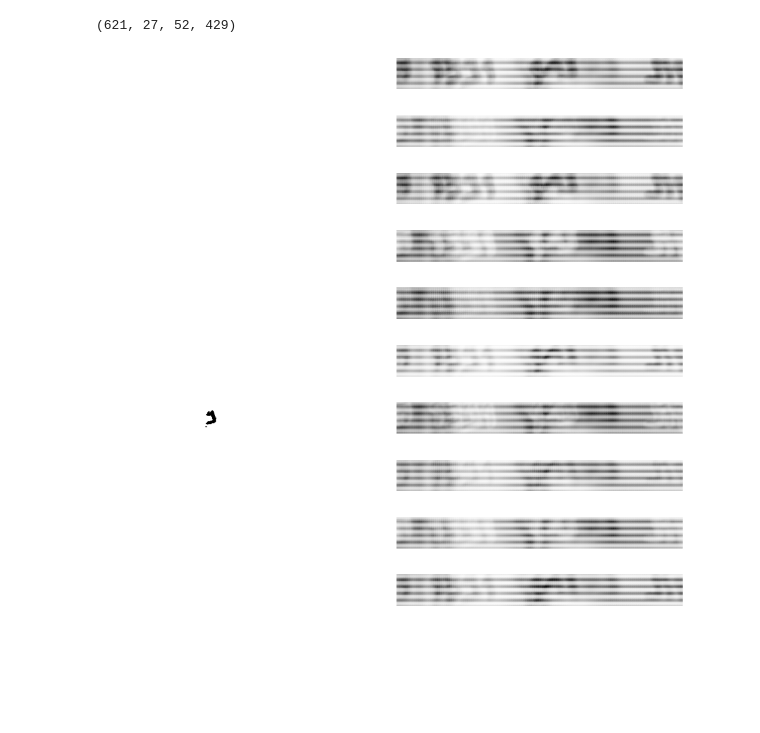
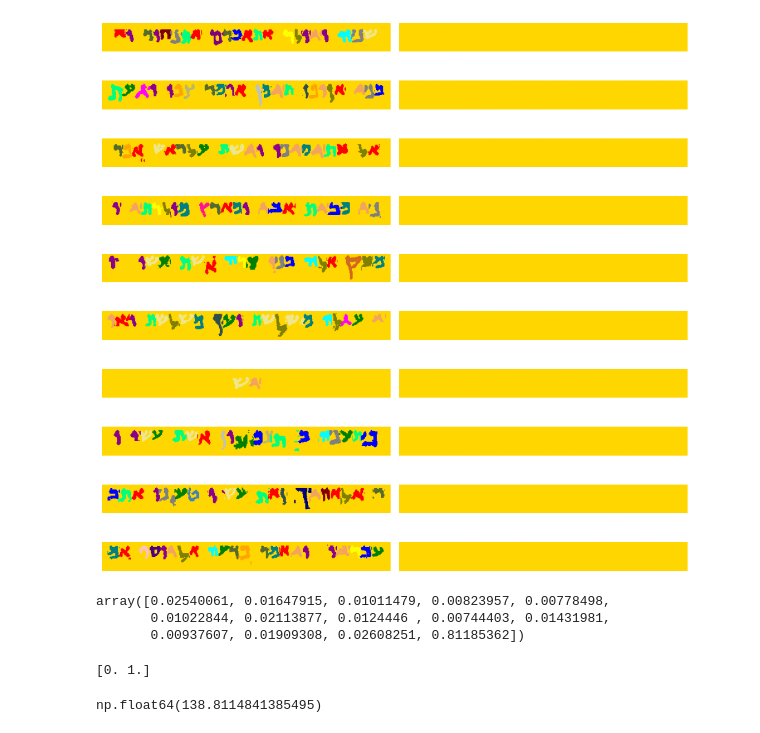
Before and after one commit to DeLnlyMthrLvr/DeadSeaScrolls, a Jupyter notebook: segmentation/eval.ipynb, the cells around one changed output. Drawn from its saved outputs; the diff is of its cells as text; code cells hidden in the pictures; blank space fills up the shorter version.

```diff
--- a/segmentation/eval.ipynb
+++ b/segmentation/eval.ipynb
@@ -10,7 +10,7 @@ import sys
 from train import SegmentationDataset
 sys.path.append("..")
 
-run_name = "20250509_182912_unetseg"
+run_name = "20250510_112946_CCE_pls"
 experiment_folder = Path("./runs") / run_name
 model = UNet.load(experiment_folder)
 model = model.to("cuda")
@@ -59,20 +91,18 @@ def inference(scrolls, segs= None, lines = None):
         lines = np.empty((scrolls.shape[0], 0))
 
     data = SegmentationDataset(scrolls, segs, lines)
-    criterion = nn.BCELoss()
+    criterion = nn.CrossEntropyLoss()
     hats = []
     model.eval()
     test_loss = []
     with torch.no_grad():
-        for batch_scrolls, batch_lines in DataLoader(data, batch_size=8):
-            batch_scrolls, batch_lines = batch_scrolls.to("cuda"), batch_lines.to("cuda")
-            lines_hat = model(batch_scrolls)
-            out = F.sigmoid(lines_hat)
-            hats.append(out.cpu().numpy())
+        for batch_scrolls, batch_seg_classes in DataLoader(data, batch_size=8):
+            batch_scrolls, batch_seg_classes = batch_scrolls.to("cuda"), batch_seg_classes.to("cuda")
+            hat = model(batch_scrolls)
+            hats.append(F.softmax(hat, dim=1).cpu().numpy())
 
             if track_loss:
-                loss = criterion(out, batch_lines)
-                print(loss.item())
+                loss = criterion(hat, batch_seg_classes)
                 test_loss.append(loss.item())
 
 
@@ -82,7 +112,6 @@ def inference(scrolls, segs= None, lines = None):
     else:
         hats
 
-
-hats, loss = inference(scrolls, segs, lines)
+hats, loss = inference(val_scrolls, val_seg, val_lines)
 loss
 # %% [output]
@@ -102,31 +119,52 @@ np.float64(0.02647256028528015)
-# %%
-hats.shape
-# %% [output]
-(621, 27, 52, 429)
 # %%
 from matplotlib import pyplot as plt
+import matplotlib.colors as mcolors
 
-data = SegmentationDataset(scrolls, segs, lines)
+data = SegmentationDataset(val_scrolls, val_seg, val_lines)
+b_indices = np.random.choice(len(data), size=10, replace=False)
 
-fig, ax = plt.subplots(10, 2, figsize=(10, 10))
+fig, ax = plt.subplots(b_indices.size, 2, figsize=(10, 10))
 
-index = np.random.choice(len(data), size=1, replace=False)[0]
-seg_inds = np.random.choice(27, size=10, replace=False)
+colors = [
+    "red", "green", "blue", "yellow", "magenta", "cyan", "maroon", "darkgreen", "navy",
+    "olive", "purple", "teal", "silver", "gray", "orange", "pink", "chocolate", "darkolivegreen",
+    "indigo", "khaki", "springgreen", "steelblue", "deeppink", "darkkhaki", "darkmagenta",
+    "sandybrown", "darkslategray", "gold"
+]
+cmap = mcolors.ListedColormap(colors)
 
-_, truth = data[index]
-hat = hats[index]
+for i, b_i in enumerate(b_indices):
 
-for i, seg_i in enumerate(seg_inds):
+    _, truth = data[b_i]
+    hat = np.argmax(hats[b_i], axis=0)
 
-    ax[i, 0].imshow(truth[seg_i], cmap="binary")
-    ax[i, 1].imshow(hat[seg_i], cmap="binary")
+    ax[i, 0].imshow(truth, cmap=cmap, vmin=0, vmax=27)
+    ax[i, 1].imshow(hat, cmap=cmap, vmin=0, vmax=27)
 
     ax[i, 0].set_axis_off()
     ax[i, 1].set_axis_off()
 
 
 fig.tight_layout()
 plt.show()
 # %% [output]
-[figure, old version]
+[figure, new version]
+# %%
+_, c = np.unique(truth.numpy(), return_counts=True)
+
+c = c / c.sum()
+c
+# %% [output]
+array([0.02540061, 0.01647915, 0.01011479, 0.00823957, 0.00778498,
+       0.01022844, 0.02113877, 0.0124446 , 0.00744403, 0.01431981,
+       0.00937607, 0.01909308, 0.02608251, 0.81185362])
+# %%
+t = torch.stack([x for (_, x) in data])
+t = t.numpy()
+v, c = np.unique(t, return_counts=True)
+print(v)
+c[0] / c[1]
+# %% [output]
+[0. 1.]
+np.float64(138.8114841385495)
 # %%
```
Also changed, not shown: parts of 5 cells of this notebook, 3 other files.
